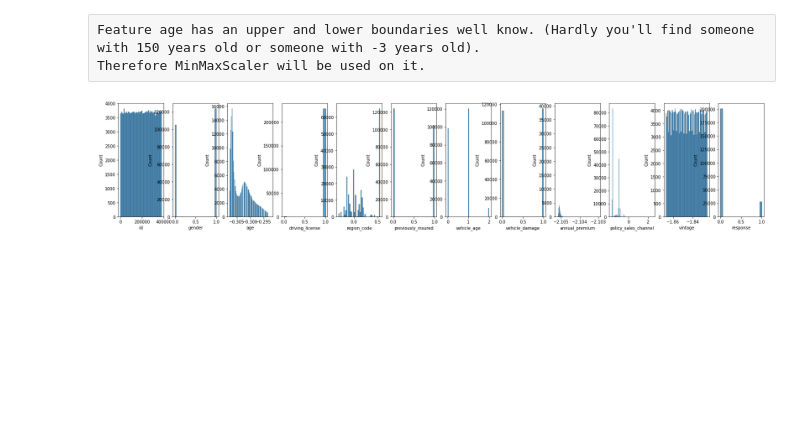
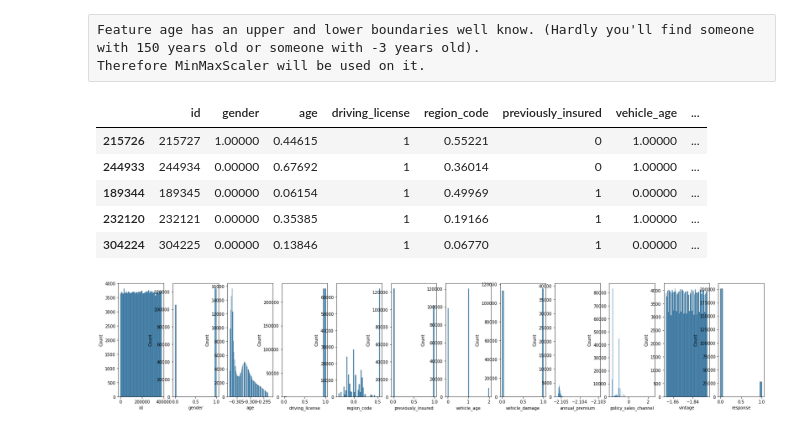
Before and after one commit to ViniciusKos/insurance_cross, a Jupyter notebook: insurance_cross_sell.ipynb, the cells around one changed output. Saved outputs shown, nothing was run; the diff lists cells and outputs as text; code cells hidden in the pictures; blank space fills up the shorter version.

```diff
--- a/insurance_cross_sell.ipynb
+++ b/insurance_cross_sell.ipynb
@@ -619,3 +681,51 @@ df5['policy_sales_channel'] = rs.transform( df5[['policy_sales_channel']].values
+# %%
+class DataPreparation(TransformerMixin,BaseEstimator):
+    def __init__(self):
+        self.cols_robust=['annual_premium','policy_sales_channel']
+        self.cols_minmax=['region_code','age']
+        self.cols_standard=['vintage']
+        pass
+
+    def fit(self, X,y=None):
+        rs = RobustScaler()
+        rs.fit( X[self.cols_robust].values )
+        pickle.dump( rs, open( f'parameters/{rs.__class__.__name__}.pkl', 'wb') )
+
+        mms=MinMaxScaler()
+        mms.fit( X[self.cols_minmax].values )
+        pickle.dump( mms, open( f'parameters/{mms.__class__.__name__}.pkl', 'wb') )
+
+        ss=StandardScaler()
+        ss.fit( X[self.cols_standard].values )
+        pickle.dump( ss, open( f'parameters/{ss.__class__.__name__}.pkl', 'wb') )
+
+        return self
+
+    def transform(self, X, y=None):
+
+        X2=X.copy()
+        rs=pickle.load(open(f"parameters/RobustScaler.pkl",'rb'))
+        mms=pickle.load(open(f"parameters/MinMaxScaler.pkl",'rb'))
+        ss=pickle.load(open(f"parameters/StandardScaler.pkl",'rb'))
+
+        X2[self.cols_robust]=rs.transform(X2[self.cols_robust])
+        X2[self.cols_minmax]=mms.transform(X2[self.cols_minmax])
+        X2[self.cols_standard]=ss.transform(X2[self.cols_standard])
+
+
+        return X2
+# %%
+df6=df5.copy()
+prep=DataPreparation()
+df6=prep.fit_transform(df6)
+df6.head()
+# %% [output]
+|  | id | gender | age | driving_license | region_code | previously_insured | vehicle_age | ... |
+| 215726 | 215727 | 1.00000 | 0.44615 | 1 | 0.55221 | 0 | 1.00000 | ... |
+| 244933 | 244934 | 0.00000 | 0.67692 | 1 | 0.36014 | 0 | 1.00000 | ... |
+| 189344 | 189345 | 0.00000 | 0.06154 | 1 | 0.49969 | 1 | 0.00000 | ... |
+| 232120 | 232121 | 0.00000 | 0.35385 | 1 | 0.19166 | 1 | 1.00000 | ... |
+| 304224 | 304225 | 0.00000 | 0.13846 | 1 | 0.06770 | 1 | 0.00000 | ... |
 # %%
 fig = plt.figure(figsize=(30,5))
 specs=gridspec.GridSpec(nrows=1, ncols=13, figure=fig)
```
Also changed, not shown: parts of 28 cells of this notebook, 6 other files.
